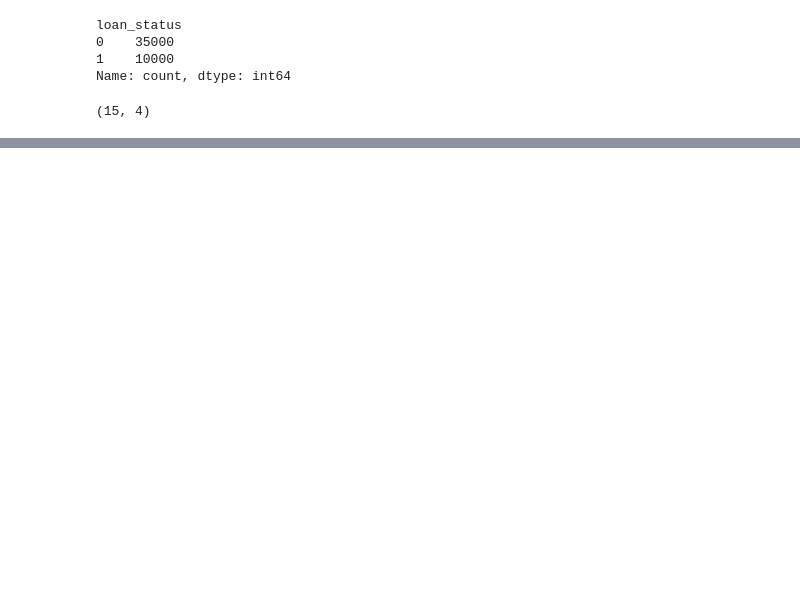
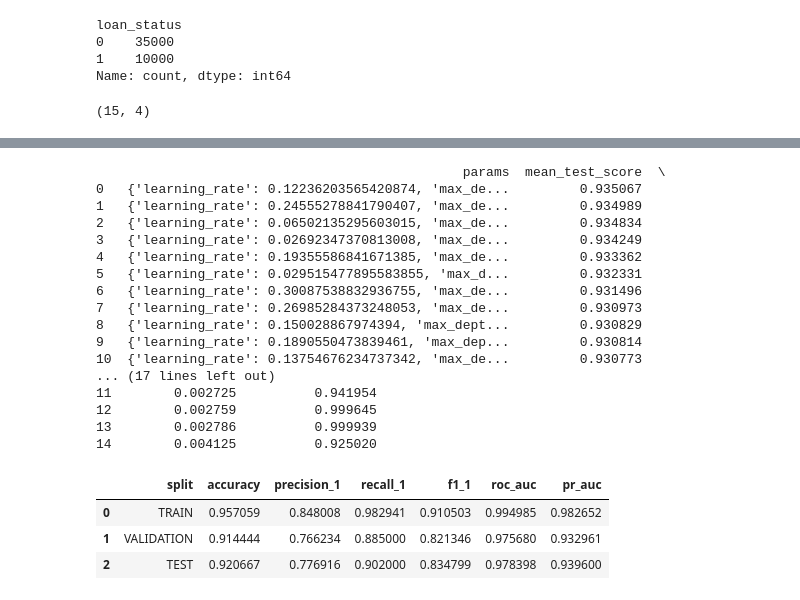
Before and after one commit to ruxilant360/loan_risk_project, a Jupyter notebook: notebooks/modelling/xgboost_train.ipynb, the cells around one changed output, grey strips where cells are left out. Cells and saved outputs as stored; diff of their text form; code cells hidden in the pictures; blank space fills up the shorter version.

```diff
--- a/notebooks/modelling/xgboost_train.ipynb
+++ b/notebooks/modelling/xgboost_train.ipynb
@@ -132,0 +136,6 @@ with open("feature_dtypes.json", "w") as f:
+# %%
+from sklearn.metrics import classification_report  # added: import report function
+X_tr, y_tr = splitX_train.drop(X_val.index), splity_train.drop(y_val.index)  # added: actual train rows (excludes the val split made inside search_and_train)
+for name, X_, y_ in [('TRAIN', X_tr, y_tr), ('VALIDATION', X_val, y_val), ('TEST', splitX_test, splity_test)]:  # added: loop over the three splits
+    print(f'===== {name} =====')  # added: header for each split
+    print(classification_report(y_, fit_model.predict(X_), digits=4))  # added: precision/recall/f1 per class
@@ -132,0 +160,39 @@ with open("feature_dtypes.json", "w") as f:
+# %%
+import os  # added: for creating the results folder
+from sklearn.metrics import accuracy_score, roc_auc_score, average_precision_score  # added: extra summary metrics
+os.makedirs('results', exist_ok=True)  # added: folder to store outputs
+summary_df.to_csv('results/cv_search_results.csv', index=False)  # added: all 15 hyperparameter settings with mean/std CV scores
+rows = []  # added: collects per-split metrics
+with open('results/classification_reports.txt', 'w') as f:  # added: text file with all reports
+    for name, X_, y_ in [('TRAIN', X_tr, y_tr), ('VALIDATION', X_val, y_val), ('TEST', splitX_test, splity_test)]:  # added: loop over splits
+        pred, prob = fit_model.predict(X_), fit_model.predict_proba(X_)[:, 1]  # added: class predictions and class-1 probabilities
+        f.write(f'===== {name} =====' + chr(10) + classification_report(y_, pred, digits=4) + chr(10))  # added: write report to file
+        rep = classification_report(y_, pred, output_dict=True)  # added: report as dict for the table
+        rows.append({'split': name, 'accuracy': accuracy_score(y_, pred), 'precision_1': rep['1']['precision'], 'recall_1': rep['1']['recall'], 'f1_1': rep['1']['f1-score'], 'roc_auc': roc_auc_score(y_, prob), 'pr_auc': average_precision_score(y_, prob)})  # added: one summary row per split
+metrics_df = pd.DataFrame(rows)  # added: summary table
+metrics_df.to_csv('results/split_metrics.csv', index=False)  # added: save summary table
+json.dump(fit_model.get_params(), open('results/best_params.json', 'w'), indent=2, default=str)  # added: best model hyperparameters
+print(summary_df.head(15))  # added: show all search candidates
+metrics_df  # added: display summary table
+# %% [output]
+                                               params  mean_test_score  \
+0   {'learning_rate': 0.12236203565420874, 'max_de...         0.935067
+1   {'learning_rate': 0.24555278841790407, 'max_de...         0.934989
+2   {'learning_rate': 0.06502135295603015, 'max_de...         0.934834
+3   {'learning_rate': 0.02692347370813008, 'max_de...         0.934249
+4   {'learning_rate': 0.19355586841671385, 'max_de...         0.933362
+5   {'learning_rate': 0.029515477895583855, 'max_d...         0.932331
+6   {'learning_rate': 0.30087538832936755, 'max_de...         0.931496
+7   {'learning_rate': 0.26985284373248053, 'max_de...         0.930973
+8   {'learning_rate': 0.150028867974394, 'max_dept...         0.930829
+9   {'learning_rate': 0.1890550473839461, 'max_dep...         0.930814
+10  {'learning_rate': 0.13754676234737342, 'max_de...         0.930773
+... (17 lines left out)
+11        0.002725          0.941954
+12        0.002759          0.999645
+13        0.002786          0.999939
+14        0.004125          0.925020
+|  | split | accuracy | precision_1 | recall_1 | f1_1 | roc_auc | pr_auc |
+| 0 | TRAIN | 0.957059 | 0.848008 | 0.982941 | 0.910503 | 0.994985 | 0.982652 |
+| 1 | VALIDATION | 0.914444 | 0.766234 | 0.885000 | 0.821346 | 0.975680 | 0.932961 |
+| 2 | TEST | 0.920667 | 0.776916 | 0.902000 | 0.834799 | 0.978398 | 0.939600 |
```
Also changed, not shown: parts of 6 cells of this notebook, 11 other files.
